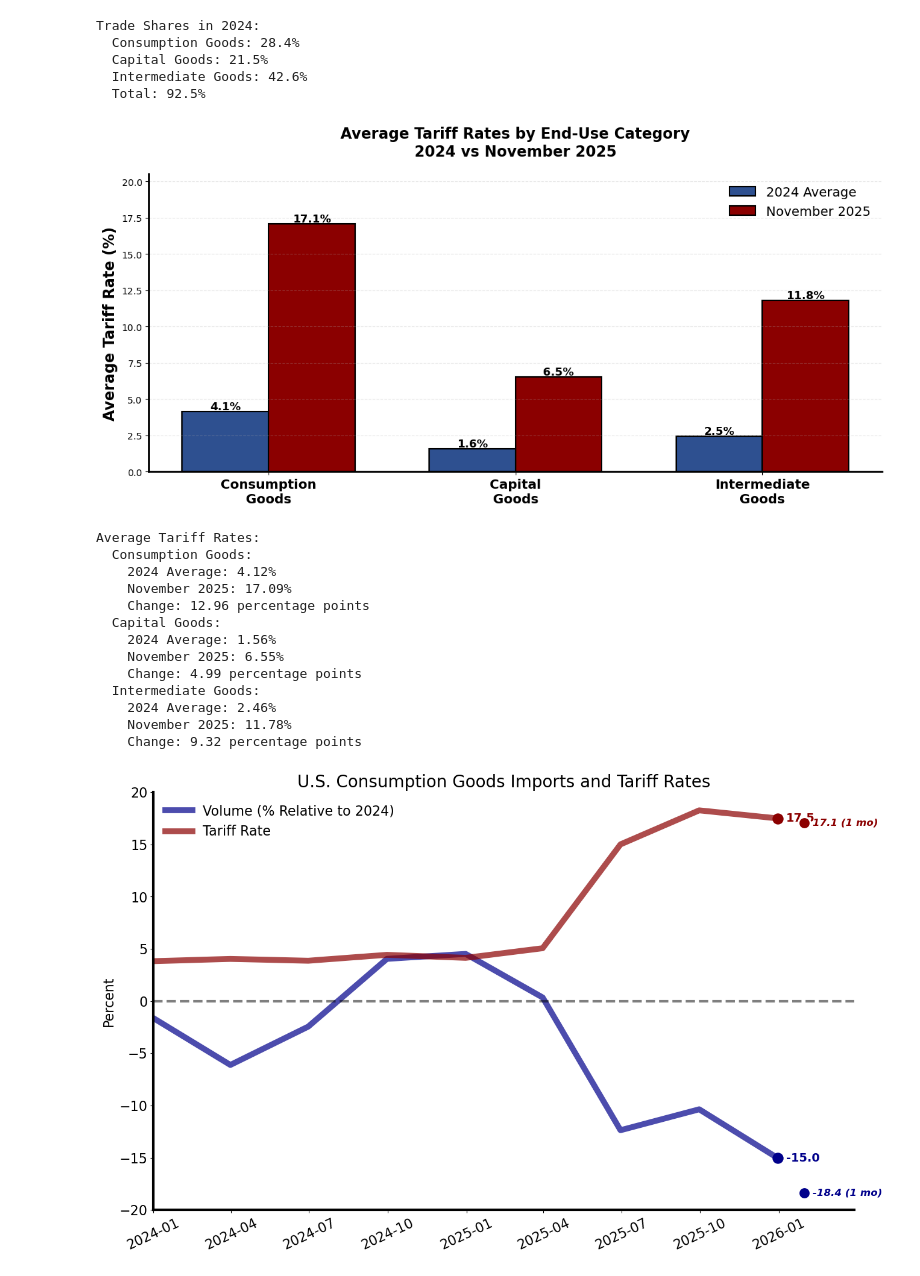
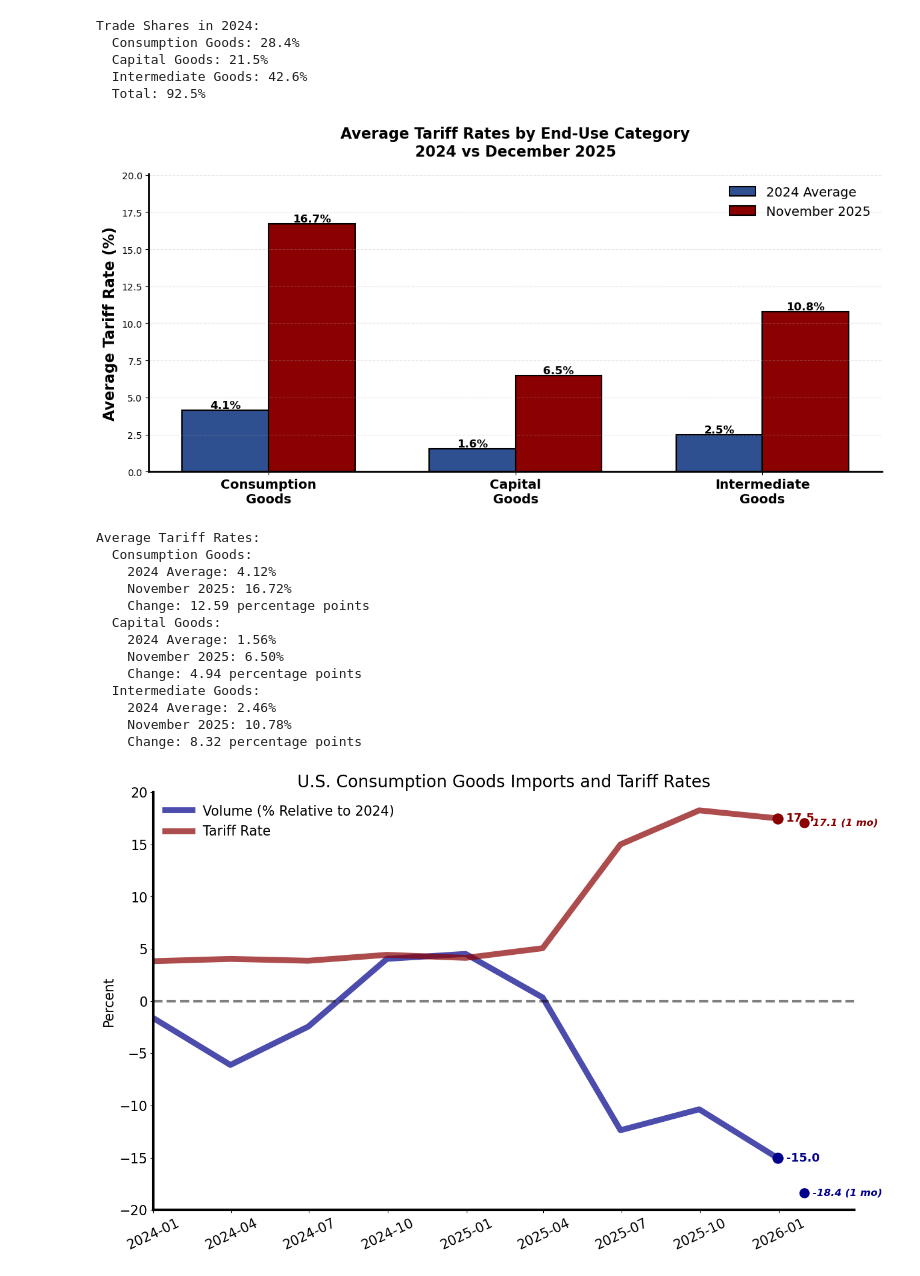
Before and after one commit to tradewartracker/trade-by-enduse, a Jupyter notebook: end-use-breakdown.ipynb, the cells around one changed output. Saved outputs shown, nothing was run; the diff lists cells and outputs as text; code cells hidden in the pictures.

```diff
--- a/end-use-breakdown.ipynb
+++ b/end-use-breakdown.ipynb
@@ -312,7 +312,7 @@ for cat in categories:
     tariff_2024.append(tariff_rate_2024)
 
     # November 2025 tariff
-    df_nov2025 = df_cat[(df_cat["time"].dt.year == 2025) & (df_cat["time"].dt.month == 11)]
+    df_nov2025 = df_cat[(df_cat["time"].dt.year == 2025) & (df_cat["time"].dt.month == 12)]
     tariff_rate_nov2025 = 100 * df_nov2025["CAL_DUT_MO"].sum() / df_nov2025["CON_VAL_MO"].sum()
     tariff_nov2025.append(tariff_rate_nov2025)
 
@@ -337,49 +337,49 @@ for bars in [bars1, bars2]:
 
 # Formatting
 ax.set_ylabel('Average Tariff Rate (%)', fontsize=16, fontweight='bold')
-ax.set_title('Average Tariff Rates by End-Use Category\n2024 vs November 2025',
+ax.set_title('Average Tariff Rates by End-Use Category\n2024 vs December 2025',
              fontsize=16, fontweight='bold', pad=20)
 ax.set_xticks(x)
 ax.set_xticklabels(category_labels)
 ax.legend(fontsize=14, frameon=False, loc='upper right')
 ax.set_ylim(0, max(max(tariff_2024), max(tariff_nov2025)) * 1.2)
 ax.grid(axis='y', alpha=0.3, linestyle='--')
 
 # Make x-tick labels bold and larger
 ax.tick_params(axis='x', labelsize=14)
 for label in ax.get_xticklabels():
     label.set_fontweight('bold')
 
 ax.spines["right"].set_visible(False)
 ax.spines["top"].set_visible(False)
 ax.spines["left"].set_linewidth(2)
 ax.spines["bottom"].set_linewidth(2)
 
 plt.tight_layout()
 plt.show()
 
 print(f"\nAverage Tariff Rates:")
 for label, t2024, tnov2025 in zip(["Consumption Goods", "Capital Goods", "Intermediate Goods"],
                                    tariff_2024, tariff_nov2025):
     print(f"  {label}:")
     print(f"    2024 Average: {t2024:.2f}%")
     print(f"    November 2025: {tnov2025:.2f}%")
     print(f"    Change: {tnov2025 - t2024:.2f} percentage points")
 # %% [output]
-[figure, old version]
+[figure, new version]
 Average Tariff Rates:
   Consumption Goods:
     2024 Average: 4.12%
-    November 2025: 17.09%
-    Change: 12.96 percentage points
+    November 2025: 16.72%
+    Change: 12.59 percentage points
   Capital Goods:
     2024 Average: 1.56%
-    November 2025: 6.55%
-    Change: 4.99 percentage points
+    November 2025: 6.50%
+    Change: 4.94 percentage points
   Intermediate Goods:
     2024 Average: 2.46%
-    November 2025: 11.78%
-    Change: 9.32 percentage points
+    November 2025: 10.78%
+    Change: 8.32 percentage points
 # %%
 dfsec = df[~df["HS2"].isin(excluded_hs2)]
 dfsec = dfsec[dfsec["HS6"].isin(dfenduse[dfenduse["ENDUSE"] == "CONS"]["HS6"].unique())]
```
Also changed, not shown: parts of 1 cell of this notebook, 13 other files.
